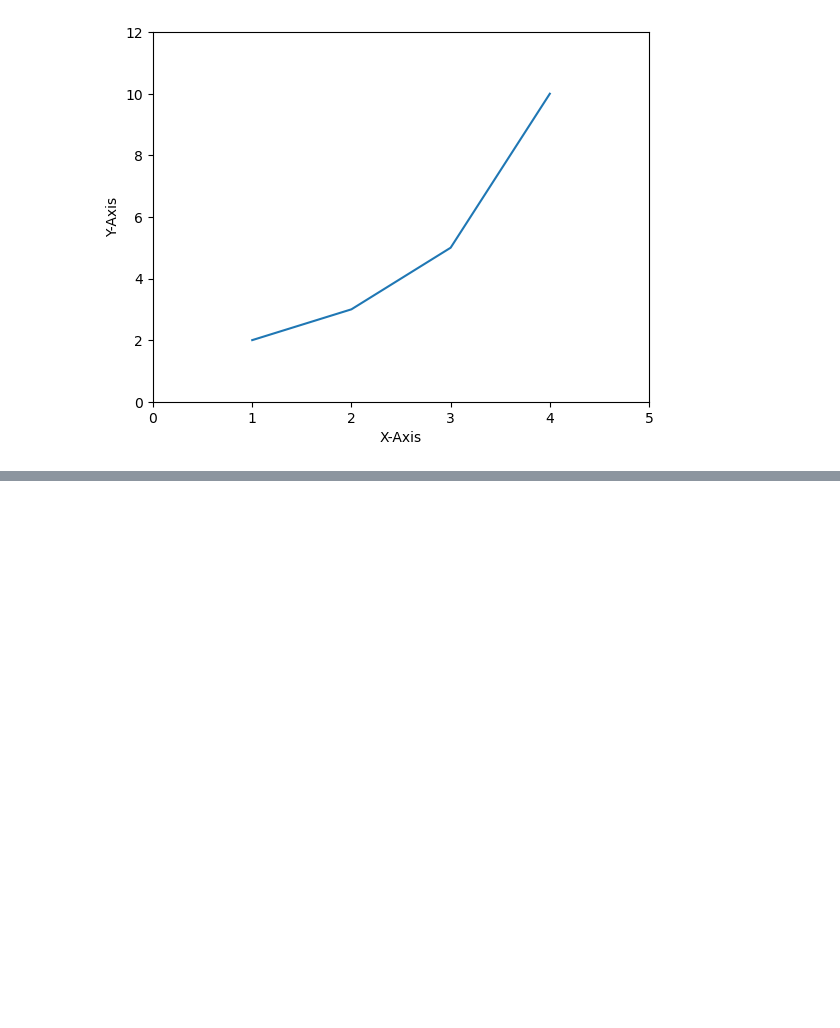
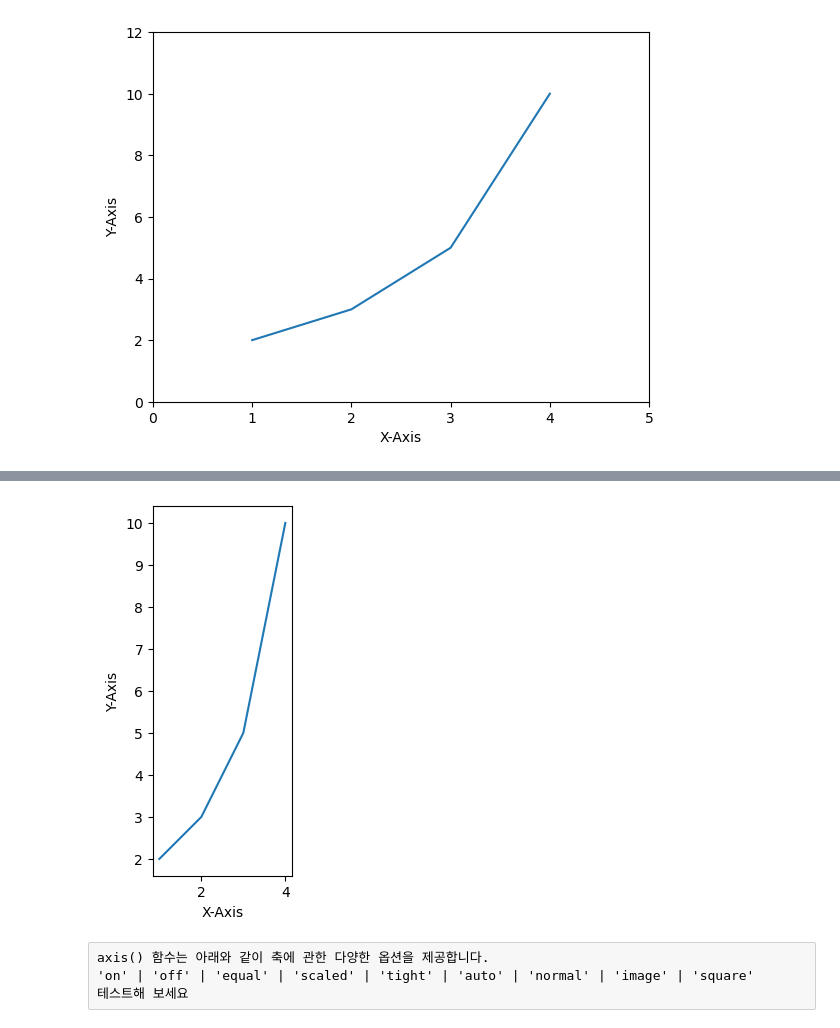
Before and after one commit to epata94/NewDataScience, a Jupyter notebook: 02_ETL/01_Pandas_basic/Step9/01_Matplotlib 기본사용.ipynb, the cells around one changed output, grey strips where cells are left out. Cells and saved outputs as stored; diff of their text form; code cells hidden in the pictures; blank space fills up the shorter version.

```diff
--- a/02_ETL/01_Pandas_basic/Step9/01_Matplotlib 기본사용.ipynb
+++ b/02_ETL/01_Pandas_basic/Step9/01_Matplotlib 기본사용.ipynb
@@ -220,0 +244,14 @@ plt.show()
+# %%
+plt.plot([1, 2, 3, 4], [2, 3, 5, 10])
+plt.xlabel('X-Axis')
+plt.ylabel('Y-Axis')
+# plt.axis('square')
+plt.axis('scaled')
+
+plt.show()
+# %% [output]
+[figure, added]
+# %% [raw]
+axis() 함수는 아래와 같이 축에 관한 다양한 옵션을 제공합니다.
+'on' | 'off' | 'equal' | 'scaled' | 'tight' | 'auto' | 'normal' | 'image' | 'square'
+테스트해 보세요
```
Also changed, not shown: parts of 26 cells of this notebook, 46 other files.
